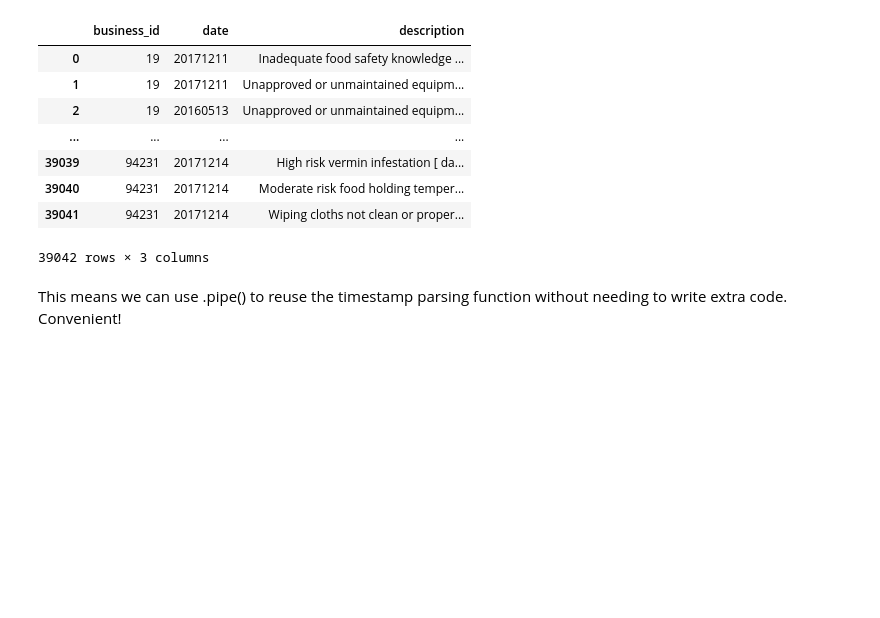
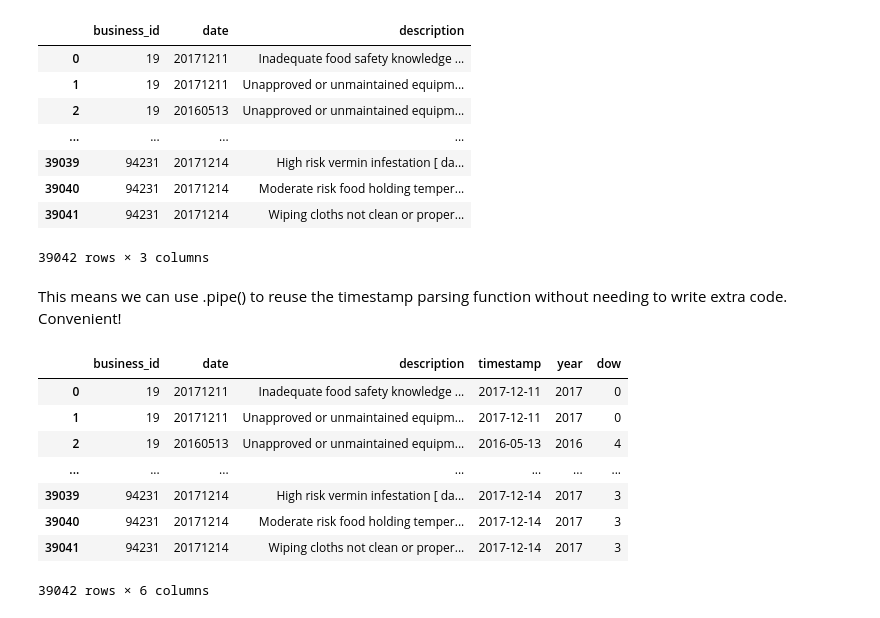
Before and after one commit to shirleytemples/data_science_techniques, a Jupyter notebook: Desktop/Data100/wrangling_transformations.ipynb, the cells around one changed output. Cells and saved outputs as stored; diff of their text form; code cells hidden in the pictures; blank space fills up the shorter version.

```diff
--- a/Desktop/Data100/wrangling_transformations.ipynb
+++ b/Desktop/Data100/wrangling_transformations.ipynb
@@ -229,4 +229,15 @@ This means we can use .pipe() to reuse the timestamp parsing function without ne
 # %%
 viol = (pd.read_csv("data/violations.csv")
         .pipe(parse_dates_and_years)
-        .pipe(extract_day
+        .pipe(extract_day_of_week))
+viol
+# %% [output]
+|  | business_id | date | description | timestamp | year | dow |
+| 0 | 19 | 20171211 | Inadequate food safety knowledge ... | 2017-12-11 | 2017 | 0 |
+| 1 | 19 | 20171211 | Unapproved or unmaintained equipm... | 2017-12-11 | 2017 | 0 |
+| 2 | 19 | 20160513 | Unapproved or unmaintained equipm... | 2016-05-13 | 2016 | 4 |
+| ... | ... | ... | ... | ... | ... | ... |
+| 39039 | 94231 | 20171214 | High risk vermin infestation [ da... | 2017-12-14 | 2017 | 3 |
+| 39040 | 94231 | 20171214 | Moderate risk food holding temper... | 2017-12-14 | 2017 | 3 |
+| 39041 | 94231 | 20171214 | Wiping cloths not clean or proper... | 2017-12-14 | 2017 | 3 |
+39042 rows × 6 columns
```
Also changed, not shown: parts of 1 cell of this notebook.
